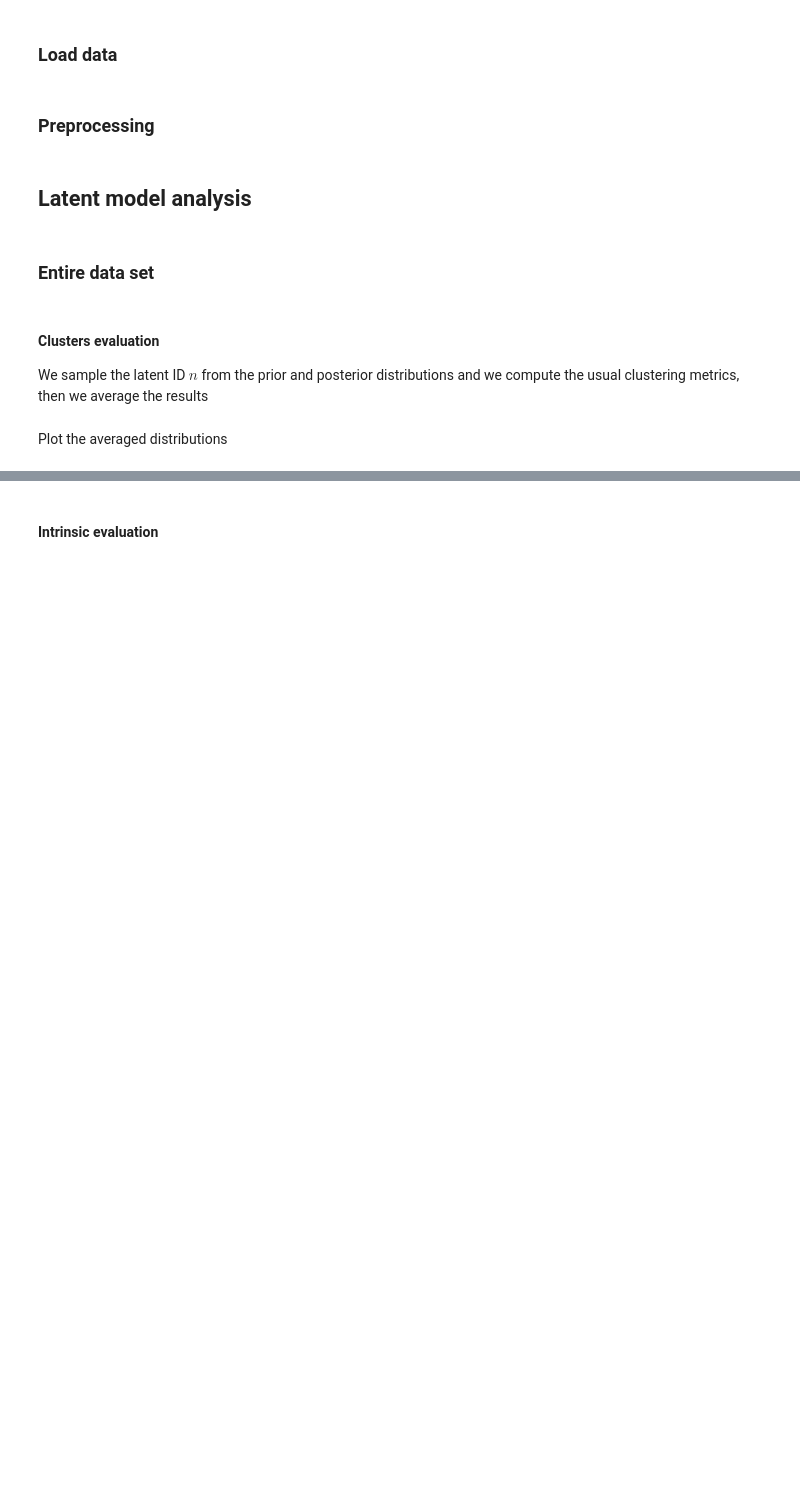
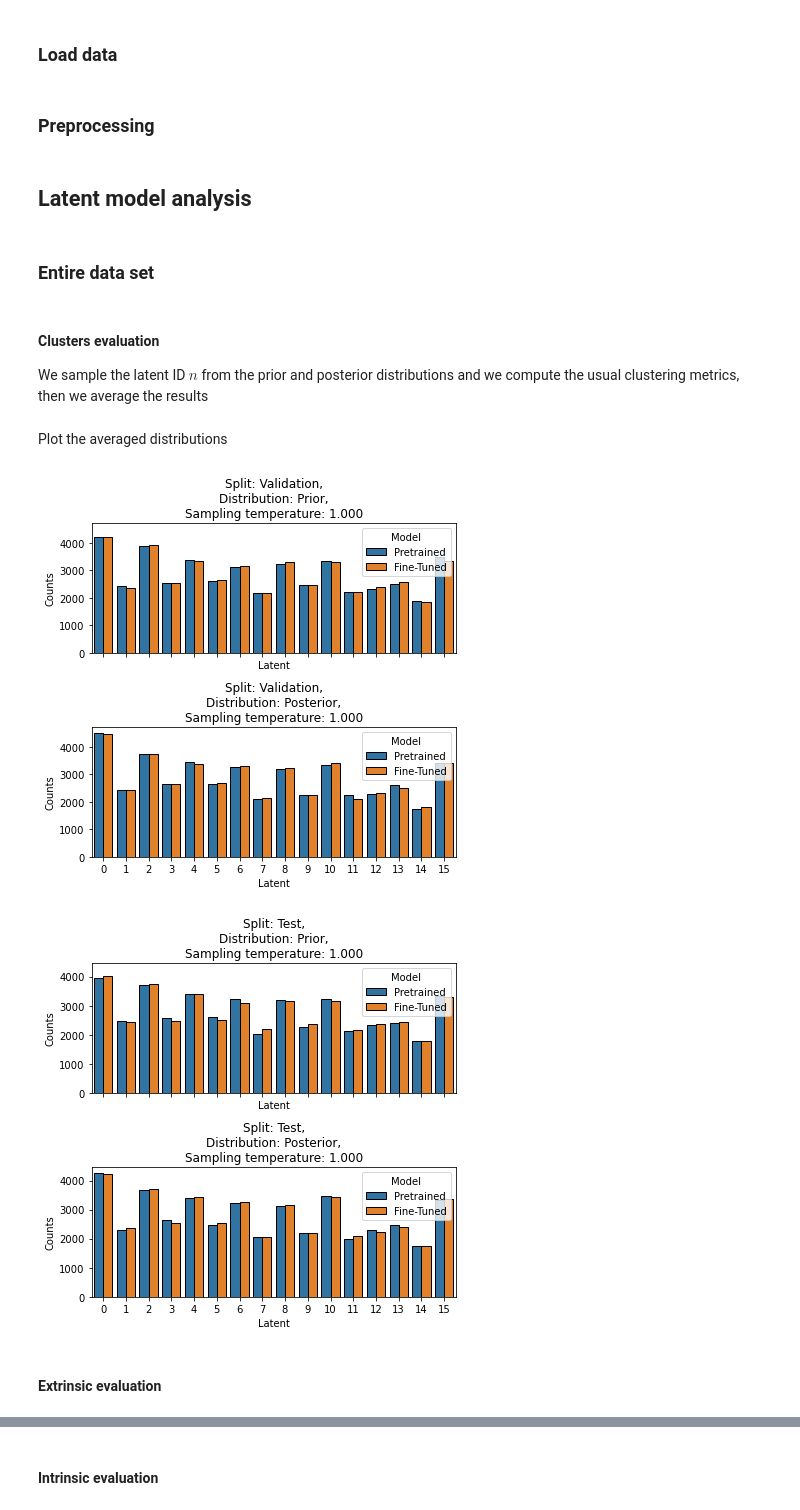
Before and after one commit to vincenzo-scotti/dldlm, a Jupyter notebook: notebooks/evaluation.ipynb, the cells around one changed output, grey strips where cells are left out. Saved outputs shown, nothing was run; the diff lists cells and outputs as text; code cells hidden in the pictures; blank space fills up the shorter version.

Commit message:
Update evaluation notebook.

```diff
--- a/notebooks/evaluation.ipynb
+++ b/notebooks/evaluation.ipynb
@@ -228,3 +236,10 @@ X = {split: tfidf.transform([sample['response'] for sample in eval_data[split]])
+# %%
+y = {
+    split: {
+        'Corpus': np.array([CORPUS_ENCODER[sample['corpus']] for sample in eval_data[split]])
+    } for split in eval_data
+
+}
 # %%
 # H = {
 #     split: {
@@ -237,12 +252,12 @@ X = {split: tfidf.transform([sample['response'] for sample in eval_data[split]])
 #     for split in eval_data
 # }
 # %%
-log_p = {
+p = {
     split: {
             model: {
             DISTRIBUTION_MAP[distribution]: torch.tensor(
                 [sample[distribution] for sample in processed_data[model][split]]
-            ).log()
+            )
             for distribution in DISTRIBUTIONS
         }
         for model in MODELS
@@ -250,11 +265,11 @@ log_p = {
     for split in eval_data
 }
 # %%
-log_p_lda = {
+p_lda = {
     split: {
         'LDA': {
-            'Prior': torch.tensor([[1 / N_LATENTS] * N_LATENTS] * len(eval_data[split])).log(),
-            'Posterior': torch.tensor(lda.transform(tf.transform([sample['response'] for sample in eval_data[split]]))).log()
+            'Prior': torch.tensor([[1 / N_LATENTS] * N_LATENTS] * len(eval_data[split])),
+            'Posterior': torch.tensor(lda.transform(tf.transform([sample['response'] for sample in eval_data[split]])))
         }
     }
     for split in eval_data
@@ -264,6 +277,7 @@ temperatures = [0.0, 0.333, 0.667, 0.9, 1.0, 1.5, 2.0]
 # %%
 values = []
 # %%
+extrinsic_metrics = {'Homogeneity': homogeneity_score, 'Completeness': completeness_score, 'V-Measure': v_measure_score}
 intrinsic_metrics = {'Silhouette': silhouette_score, 'Calinski-Harabasz index': calinski_harabasz_score}
 # %%
 sampled_latents = []
@@ -324,21 +349,26 @@ Plot the averaged distributions
 # %%
 for split in sample_df_eval['Split'].unique():
     tmp_df = sample_df_eval[sample_df_eval['Split'] == split]
 
     fig, axes = plt.subplots(
         nrows=len(tmp_df['Distribution'].unique()),
         ncols=len(tmp_df['Sampling temperature'].unique()),
-        figsize=(18, 6),
+        figsize=(6, 6),
         sharex=True,
         sharey=True
     )
 
     for i, (distribution, distribution_df) in enumerate(tmp_df.groupby('Distribution', sort=False)):
         for j, (t, temperature_df) in enumerate(distribution_df.groupby('Sampling temperature', sort=False)):
-            sns.barplot(data=temperature_df, hue='Model', x='Latent', y='Counts', ax=axes[i][j], linewidth=1., edgecolor='0', order=[*range(N_LATENTS)])
-            axes[i][j].set_title(f'Split: {split},\nDistribution: {distribution},\nSampling temperature: {t:.3f}')
+            sns.barplot(data=temperature_df, hue='Model', x='Latent', y='Counts', ax=axes[i], linewidth=1., edgecolor='0', order=[*range(N_LATENTS)])
+            axes[i].set_title(f'Split: {split},\nDistribution: {distribution},\nSampling temperature: {t:.3f}')
             # axes[i][j].set_xlabel('Latent')
             # axes[i][j].set_ylabel('Counts')
             # axes[0][i].set_xlim(0.9, tmp_df_coarse[0].max() + 1000)
     plt.tight_layout()
     plt.show()
+# %% [output]
+[figure, added]
+[figure, added]
+# %% [markdown]
+#### Extrinsic evaluation
```
Also changed, not shown: parts of 28 cells of this notebook, 1 other file.
